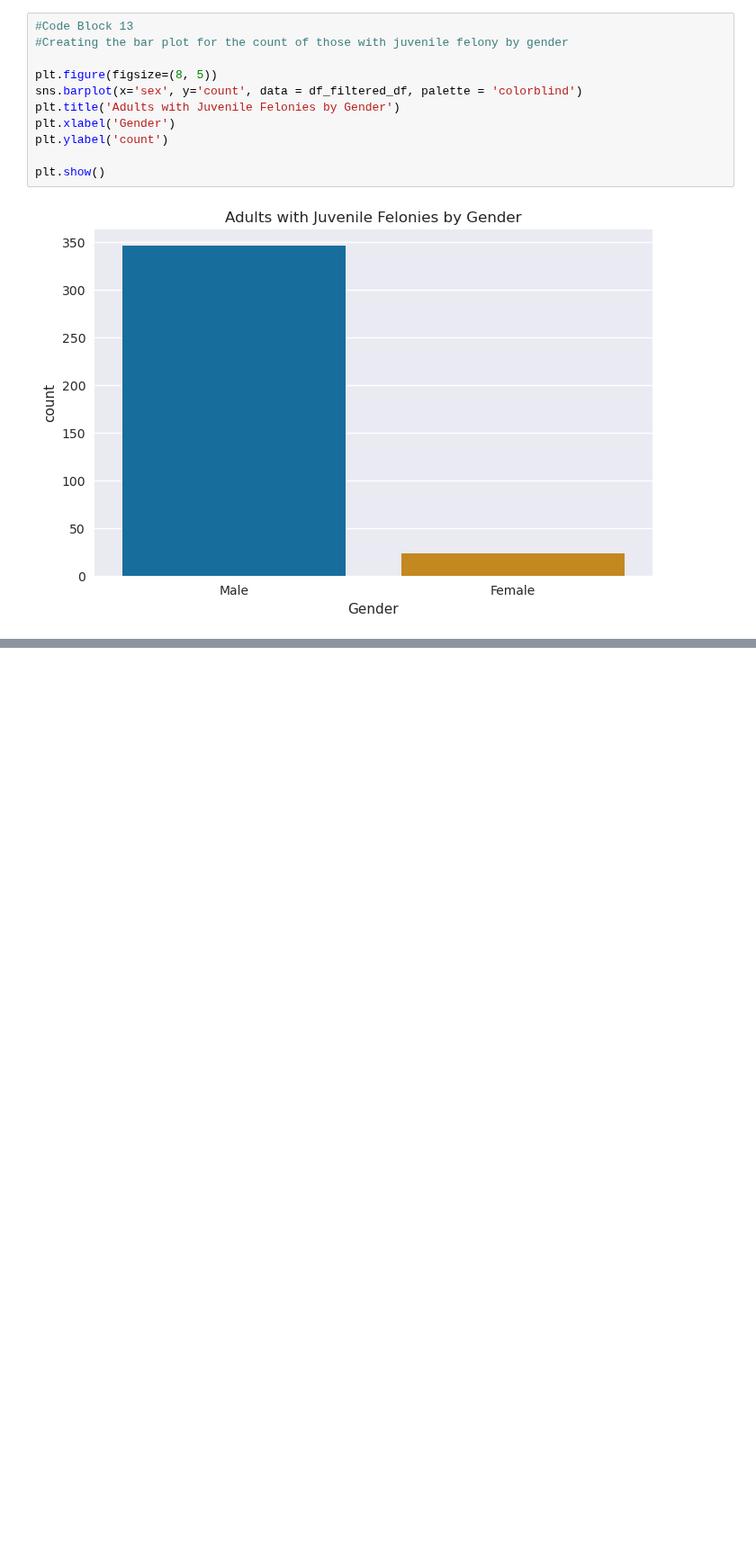
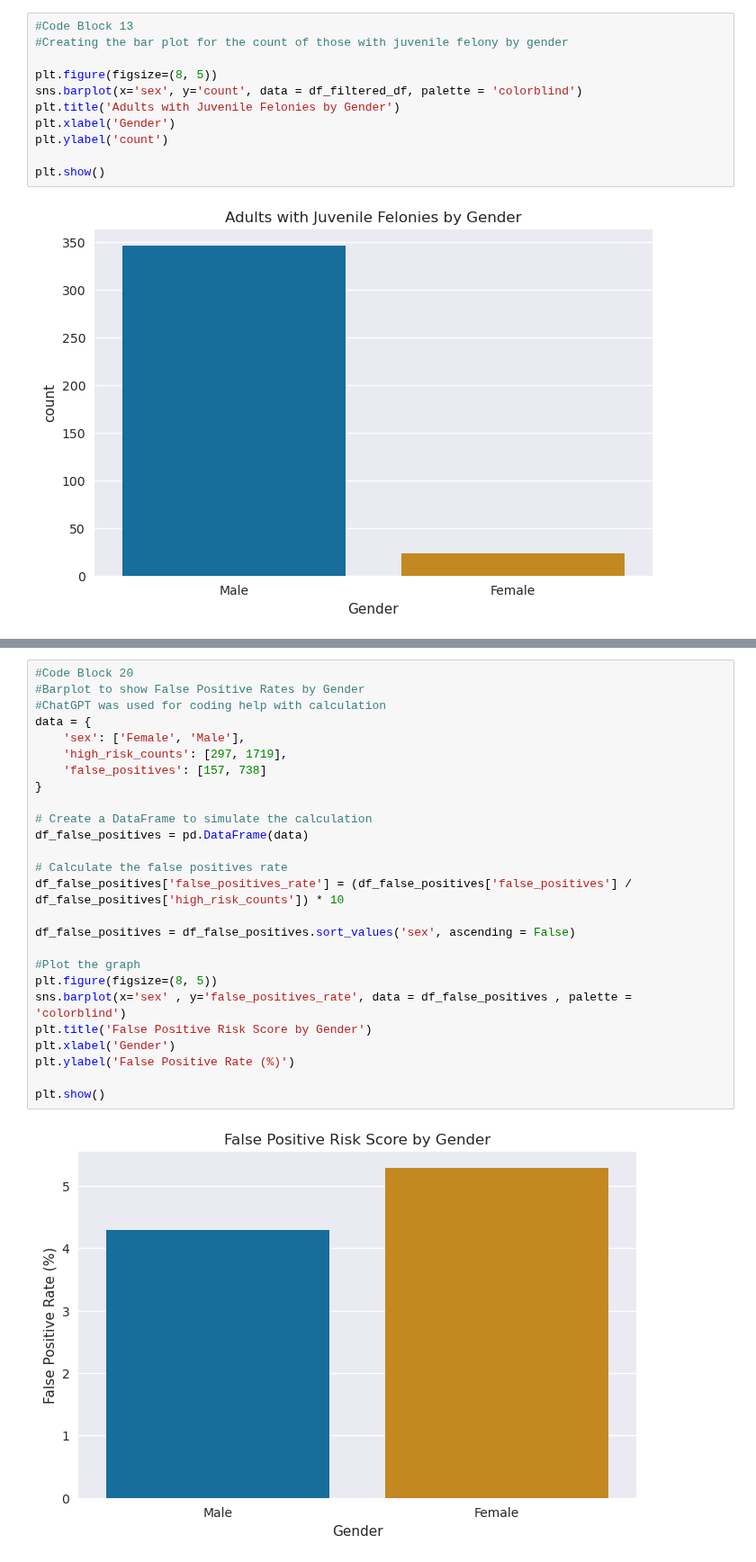
Before and after one commit to chance-roberts/DATA6550-Bias, a Jupyter notebook: Code/Noblit/ANoblit_Group6_P1.ipynb, the cells around one changed output, grey strips where cells are left out. Shown at 90% size. Drawn from its saved outputs; the diff is of its cells as text; blank space fills up the shorter version.

```diff
--- a/Code/Noblit/ANoblit_Group6_P1.ipynb
+++ b/Code/Noblit/ANoblit_Group6_P1.ipynb
@@ -252,0 +367,28 @@ plt.show()
+# %%
+#Code Block 20
+#Barplot to show False Positive Rates by Gender
+#ChatGPT was used for coding help with calculation
+data = {
+    'sex': ['Female', 'Male'],
+    'high_risk_counts': [297, 1719],
+    'false_positives': [157, 738]
+}
+
+# Create a DataFrame to simulate the calculation
+df_false_positives = pd.DataFrame(data)
+
+# Calculate the false positives rate
+df_false_positives['false_positives_rate'] = (df_false_positives['false_positives'] / df_false_positives['high_risk_counts']) * 10
+
+df_false_positives = df_false_positives.sort_values('sex', ascending = False)
+
+#Plot the graph
+plt.figure(figsize=(8, 5))
+sns.barplot(x='sex' , y='false_positives_rate', data = df_false_positives , palette = 'colorblind')
+plt.title('False Positive Risk Score by Gender')
+plt.xlabel('Gender')
+plt.ylabel('False Positive Rate (%)')
+
+plt.show()
+# %% [output]
+[figure, added]
```
Also changed, not shown: parts of 20 cells of this notebook.
